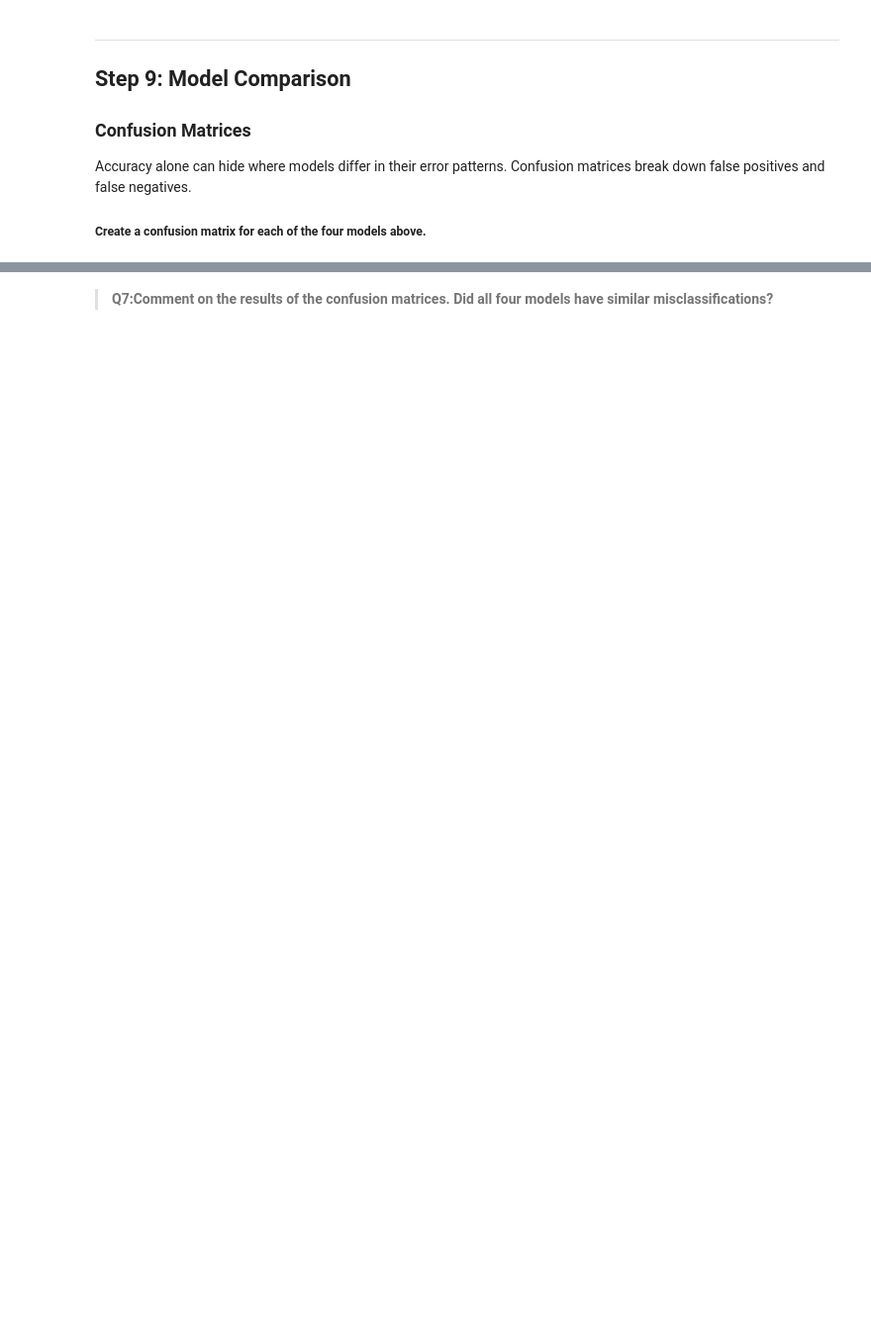
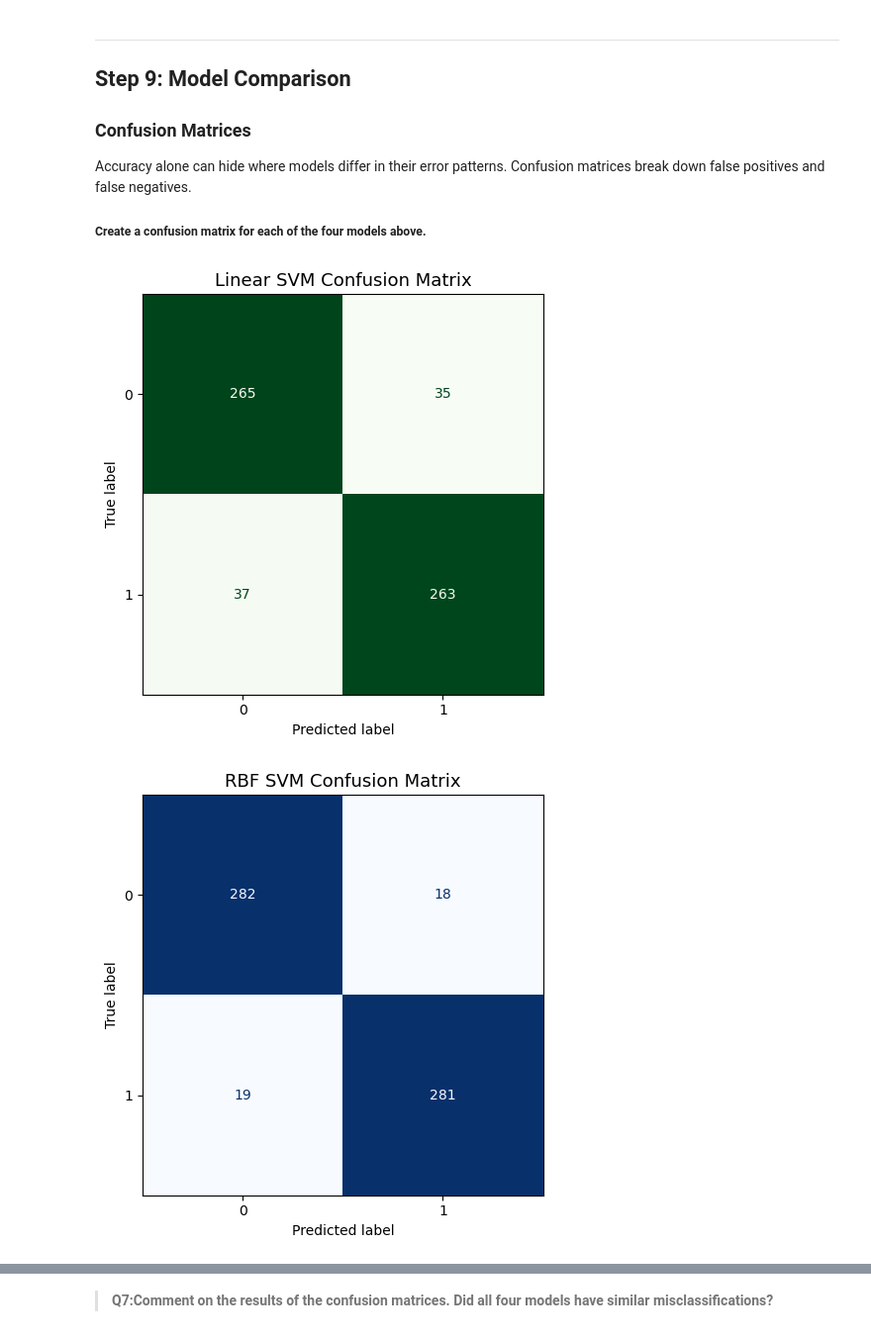
Before and after one commit to sofiiir/eds232-labs, a Jupyter notebook: week8/lab8.ipynb, the cells around one changed output, grey strips where cells are left out. Shown at 99% size. Drawn from its saved outputs; the diff is of its cells as text; code cells hidden in the pictures; blank space fills up the shorter version.

```diff
--- a/week8/lab8.ipynb
+++ b/week8/lab8.ipynb
@@ -157,3 +160,23 @@ Using `GridSearchCV` with 5-fold cross-validation and `random_state = 42`,search
 
 `C`: 0.1, 1, 10, 100
 `gamma`: `scale`, 0.001, 0.01, 0.1, 1, 10
+# %%
+param_grid = {'C' : [0.1, 1, 10, 100],
+              'gamma' : ['scale', 0.001, 0.01, 0.1, 1, 10]}
+
+grid_rbf = GridSearchCV(
+    SVC(kernel = 'rbf',
+        random_state= 42),
+    param_grid,
+    cv = 5,
+    scoring = 'accuracy',
+    n_jobs = -1)
+
+grid_rbf.fit(X_train_scaled, y_train)
+
+rbf_best = grid_rbf.best_estimator_
+rbf_best_acc = accuracy_score(y_test, rbf_best.predict(X_test_scaled))
+
+print(f"Best parameters:  {grid_rbf.best_params_}")
+print(f"CV accuracy:", {grid_rbf.best_score_})
+print(f"Test accuracy:    {rbf_best_acc:.3f}")
@@ -305,3 +386,62 @@ plt.show()
 Accuracy alone can hide where models differ in their error patterns. Confusion matrices break down false positives and false negatives.
 
 ##### Create a confusion matrix for each of the four models above.
+# %%
+## LINEAR CONFUSION MATRIX
+# build a confusion matrix
+
+cm = confusion_matrix(y_test, svc_best.predict(X_test_scaled))
+cm
+
+disp = ConfusionMatrixDisplay(confusion_matrix = cm)
+
+fig, ax = plt.subplots(figsize=(6, 5))
+disp.plot(ax = ax, colorbar = False, cmap = 'Greens')
+ax.set_title('Linear SVM Confusion Matrix', fontsize=13)
+plt.tight_layout()
+plt.show()
+
+## RBF CONFUSION MATRIX
+# build a confusion matrix
+
+cm = confusion_matrix(y_test, rbf_best.predict(X_test_scaled))
+cm
+
+disp = ConfusionMatrixDisplay(confusion_matrix = cm)
+
+fig, ax = plt.subplots(figsize=(6, 5))
+disp.plot(ax = ax, colorbar = False, cmap = 'Blues')
+ax.set_title('RBF SVM Confusion Matrix', fontsize=13)
+plt.tight_layout()
+plt.show()
+
+## POLY CONFUSION MATRIX
+# build a confusion matrix
+
+cm = confusion_matrix(y_test, poly_best.predict(X_test_scaled))
+cm
+
+disp = ConfusionMatrixDisplay(confusion_matrix = cm)
+
+fig, ax = plt.subplots(figsize=(6, 5))
+disp.plot(ax = ax, colorbar = False, cmap = 'Reds')
+ax.set_title('POLY SVM Confusion Matrix', fontsize=13)
+plt.tight_layout()
+plt.show()
+
+## Random forest CONFUSION MATRIX
+# build a confusion matrix
+
+cm = confusion_matrix(y_test, rbf_best.predict(X_test_scaled))
+cm
+
+disp = ConfusionMatrixDisplay(confusion_matrix = cm)
+
+fig, ax = plt.subplots(figsize=(6, 5))
+disp.plot(ax = ax, colorbar = False, cmap = 'Greys')
+ax.set_title('Random Forest Confusion Matrix', fontsize=13)
+plt.tight_layout()
+plt.show()
+# %% [output]
+[figure, added]
+[figure, added]
```
Also changed, not shown: parts of 16 cells of this notebook.
